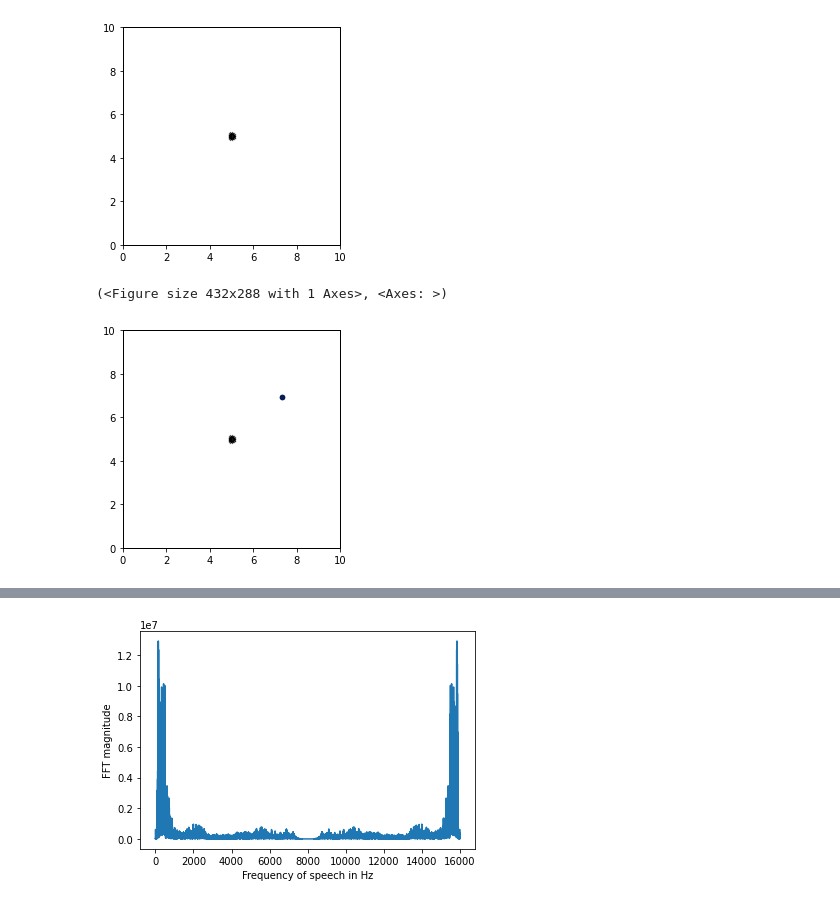
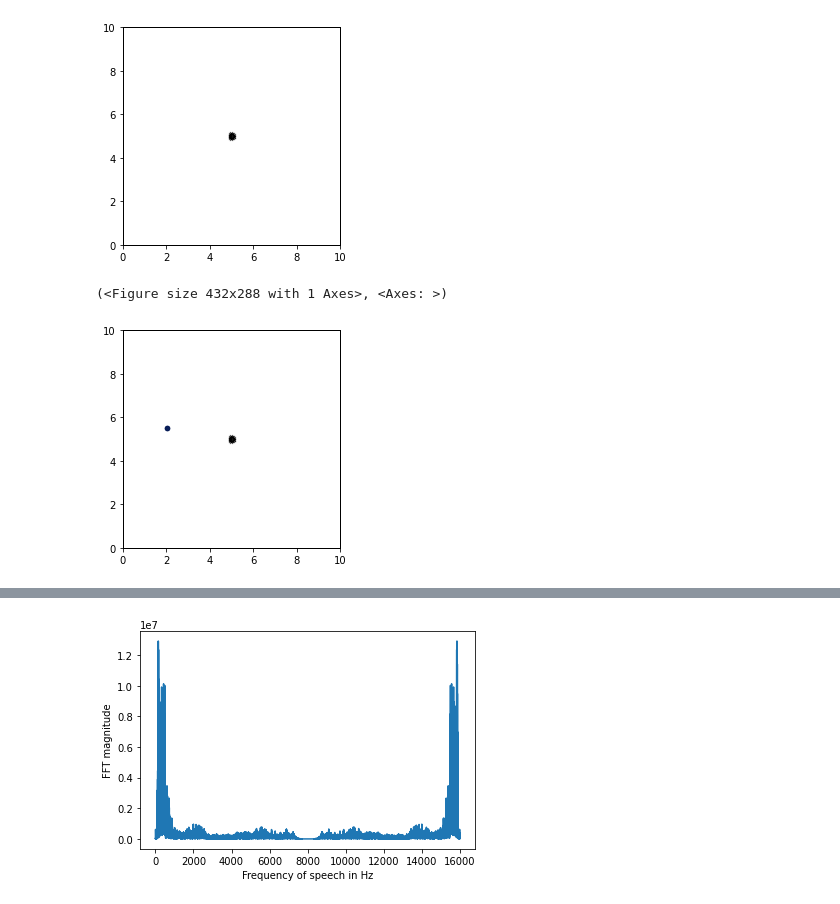
Before and after one commit to MichelDucartier/music_doa, a Jupyter notebook: MUSIC_pra.ipynb, the cells around one changed output, grey strips where cells are left out. Saved outputs shown, nothing was run; the diff lists cells and outputs as text; code cells hidden in the pictures.

```diff
--- a/MUSIC_pra.ipynb
+++ b/MUSIC_pra.ipynb
@@ -42,7 +42,7 @@ n_mics = 6
 
 snr_db = 2
 distance = 3.  # meters idk wtf is happening
-sigma2 = 0
+sigma2 = 1.0 * data_variance
 wavelength = 1
 # %%
 room_dim = np.r_[10.,10.]
@@ -59,22 +59,22 @@ aroom.plot()
 [figure]
 # %%
 # Add sources of 1 second duration
-azimuth = np.array([40]) / 180. * np.pi
+azimuth = np.array([170]) / 180. * np.pi
 
 rng = np.random.RandomState(23)
 duration_samples = 10000
 
 for ang in azimuth:
     random_phase = np.random.uniform(0, 2 * np.pi)
     source_location = room_dim / 2 + distance * np.r_[np.cos(ang), np.sin(ang)]
     aroom.add_source(source_location, signal=data)
 
 # Run the simulation
 aroom.simulate()
 aroom.plot()
 # %% [output]
 (<Figure size 432x288 with 1 Axes>, <Axes: >)
-[figure, old version]
+[figure, new version]
 # %%
 IPython.display.Audio(aroom.mic_array.signals[0], rate=fs)
 # %% [output]
```
Also changed, not shown: parts of 7 cells of this notebook, 2 other files.
